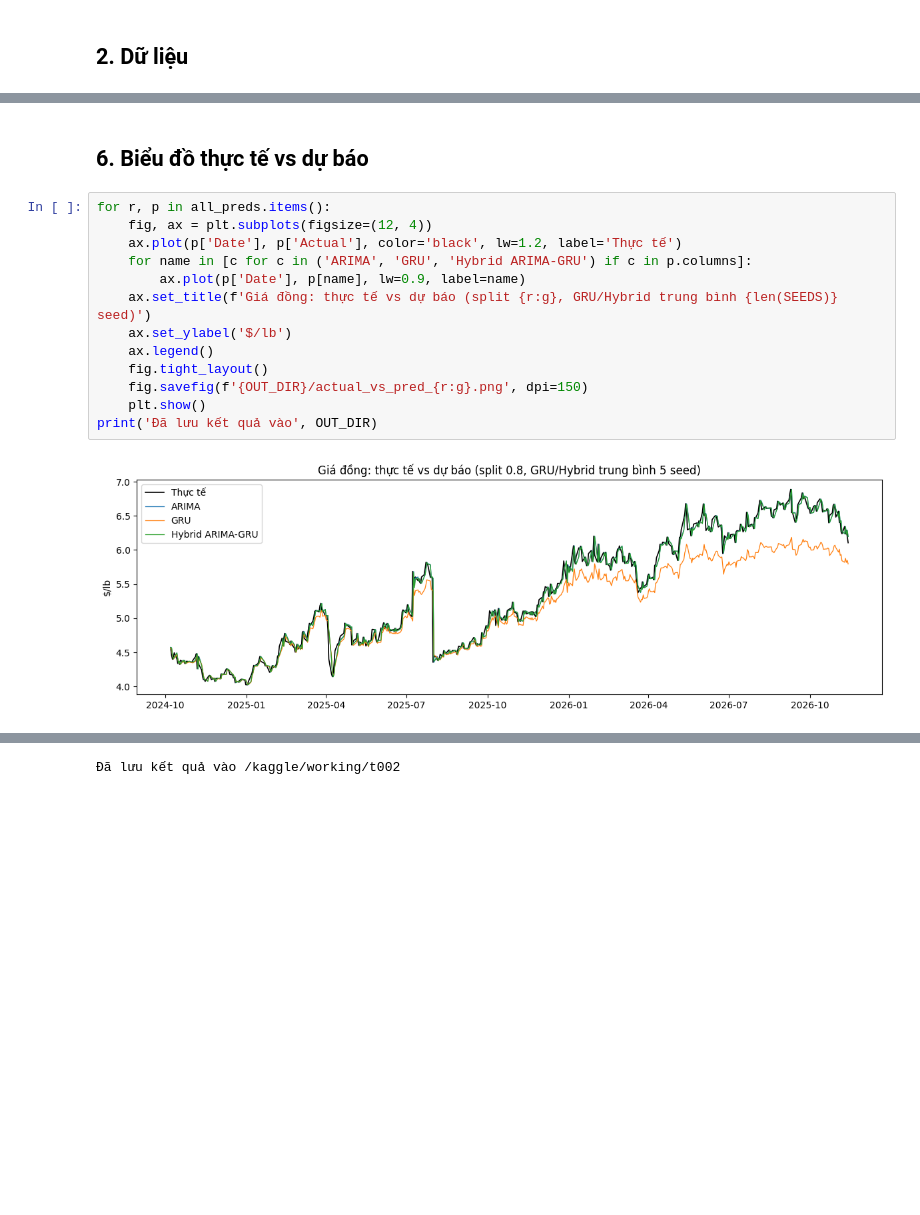
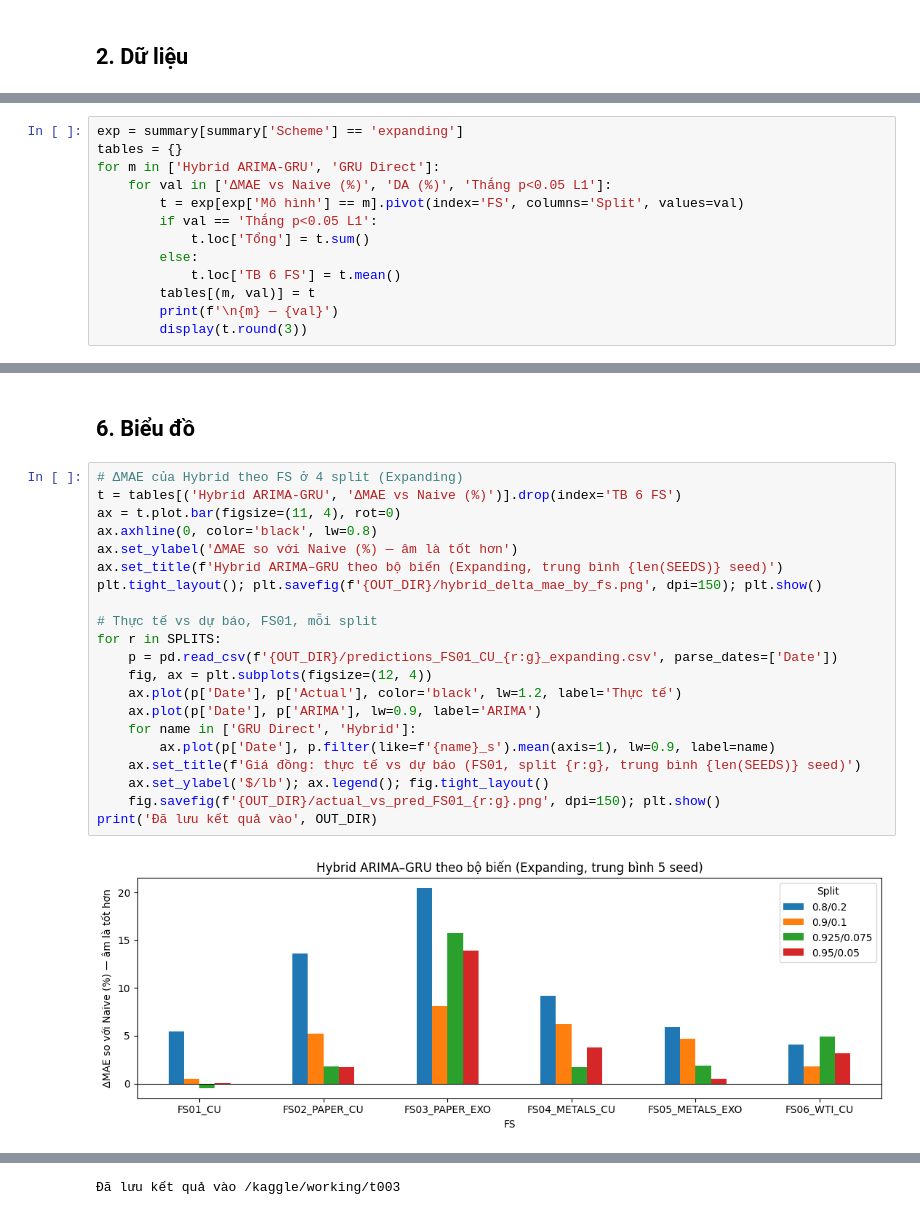
Before and after one commit to lancelotviendangkhoa710/cooper_price_prediction_project, a Jupyter notebook: huy task/copper_hybrid_arima_gru_huy.ipynb, the cells around one changed output, grey strips where cells are left out. Cells and saved outputs as stored; diff of their text form; blank space fills up the shorter version.

```diff
--- a/huy task/copper_hybrid_arima_gru_huy.ipynb
+++ b/huy task/copper_hybrid_arima_gru_huy.ipynb
@@ -306,0 +373,13 @@ summary.pivot(index='Mô hình', columns='Split', values='ΔMAE vs Naive (%)').l
+# %%
+exp = summary[summary['Scheme'] == 'expanding']
+tables = {}
+for m in ['Hybrid ARIMA-GRU', 'GRU Direct']:
+    for val in ['ΔMAE vs Naive (%)', 'DA (%)', 'Thắng p<0.05 L1']:
+        t = exp[exp['Mô hình'] == m].pivot(index='FS', columns='Split', values=val)
+        if val == 'Thắng p<0.05 L1':
+            t.loc['Tổng'] = t.sum()
+        else:
+            t.loc['TB 6 FS'] = t.mean()
+        tables[(m, val)] = t
+        print(f'\n{m} — {val}')
+        display(t.round(3))
@@ -307,17 +488,25 @@ summary.pivot(index='Mô hình', columns='Split', values='ΔMAE vs Naive (%)').l
 # %% [markdown]
-## 6. Biểu đồ thực tế vs dự báo
+## 6. Biểu đồ
 # %%
-for r, p in all_preds.items():
+# ΔMAE của Hybrid theo FS ở 4 split (Expanding)
+t = tables[('Hybrid ARIMA-GRU', 'ΔMAE vs Naive (%)')].drop(index='TB 6 FS')
+ax = t.plot.bar(figsize=(11, 4), rot=0)
+ax.axhline(0, color='black', lw=0.8)
+ax.set_ylabel('ΔMAE so với Naive (%) — âm là tốt hơn')
+ax.set_title(f'Hybrid ARIMA–GRU theo bộ biến (Expanding, trung bình {len(SEEDS)} seed)')
+plt.tight_layout(); plt.savefig(f'{OUT_DIR}/hybrid_delta_mae_by_fs.png', dpi=150); plt.show()
+
+# Thực tế vs dự báo, FS01, mỗi split
+for r in SPLITS:
+    p = pd.read_csv(f'{OUT_DIR}/predictions_FS01_CU_{r:g}_expanding.csv', parse_dates=['Date'])
     fig, ax = plt.subplots(figsize=(12, 4))
     ax.plot(p['Date'], p['Actual'], color='black', lw=1.2, label='Thực tế')
-    for name in [c for c in ('ARIMA', 'GRU', 'Hybrid ARIMA-GRU') if c in p.columns]:
-        ax.plot(p['Date'], p[name], lw=0.9, label=name)
-    ax.set_title(f'Giá đồng: thực tế vs dự báo (split {r:g}, GRU/Hybrid trung bình {len(SEEDS)} seed)')
-    ax.set_ylabel('$/lb')
-    ax.legend()
-    fig.tight_layout()
-    fig.savefig(f'{OUT_DIR}/actual_vs_pred_{r:g}.png', dpi=150)
-    plt.show()
+    ax.plot(p['Date'], p['ARIMA'], lw=0.9, label='ARIMA')
+    for name in ['GRU Direct', 'Hybrid']:
+        ax.plot(p['Date'], p.filter(like=f'{name}_s').mean(axis=1), lw=0.9, label=name)
+    ax.set_title(f'Giá đồng: thực tế vs dự báo (FS01, split {r:g}, trung bình {len(SEEDS)} seed)')
+    ax.set_ylabel('$/lb'); ax.legend(); fig.tight_layout()
+    fig.savefig(f'{OUT_DIR}/actual_vs_pred_FS01_{r:g}.png', dpi=150); plt.show()
 print('Đã lưu kết quả vào', OUT_DIR)
 # %% [output]
-[figure, old version]
+[figure, new version]
@@ -327 +517 @@ print('Đã lưu kết quả vào', OUT_DIR)
-Đã lưu kết quả vào /kaggle/working/t002
+Đã lưu kết quả vào /kaggle/working/t003
```
Also changed, not shown: parts of 25 cells of this notebook, 50 other files.
